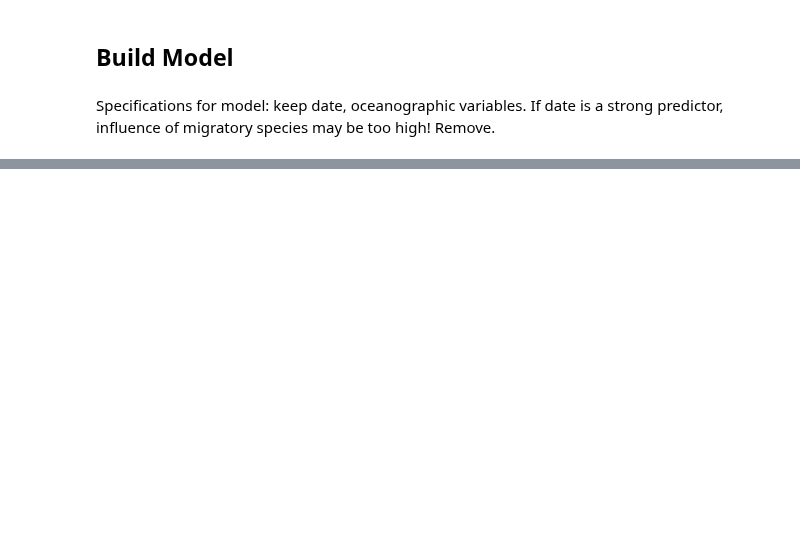
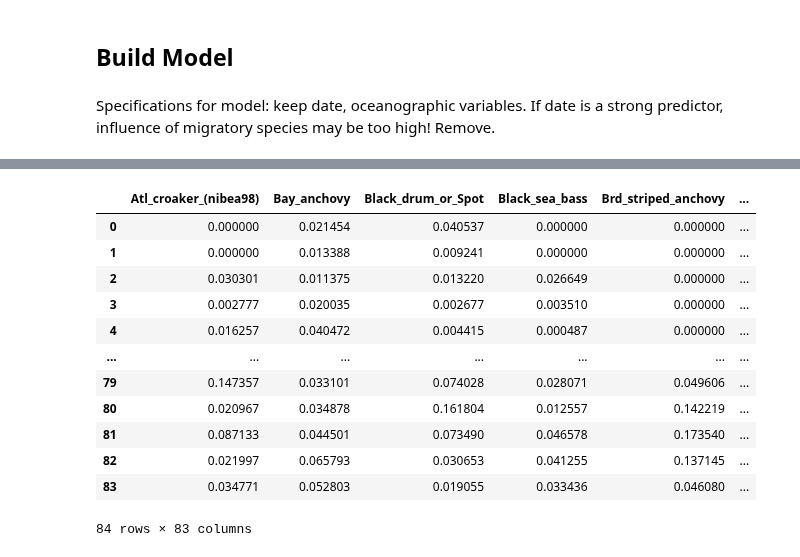
Before and after one commit to henrysun9074/fishics, a Jupyter notebook: models/q2a_joint.ipynb, the cells around one changed output, grey strips where cells are left out. Saved outputs shown, nothing was run; the diff lists cells and outputs as text; code cells hidden in the pictures; blank space fills up the shorter version.

```diff
--- a/models/q2a_joint.ipynb
+++ b/models/q2a_joint.ipynb
@@ -97,3 +117,20 @@ If date is a strong predictor, influence of migratory species may be too high! R
 # %%
 ## Keep date - modify existing code
 ## Plot feature importance
+ml_df = df.iloc[:,10:] # type: ignore
+ml_df = ml_df.drop(['tSNE1','tSNE2'],axis=1)
+ml_df
+# %% [output]
+|  | Atl_croaker_(nibea98) | Bay_anchovy | Black_drum_or_Spot | Black_sea_bass | Brd_striped_anchovy | ... |
+| 0 | 0.000000 | 0.021454 | 0.040537 | 0.000000 | 0.000000 | ... |
+| 1 | 0.000000 | 0.013388 | 0.009241 | 0.000000 | 0.000000 | ... |
+| 2 | 0.030301 | 0.011375 | 0.013220 | 0.026649 | 0.000000 | ... |
+| 3 | 0.002777 | 0.020035 | 0.002677 | 0.003510 | 0.000000 | ... |
+| 4 | 0.016257 | 0.040472 | 0.004415 | 0.000487 | 0.000000 | ... |
+| ... | ... | ... | ... | ... | ... | ... |
+| 79 | 0.147357 | 0.033101 | 0.074028 | 0.028071 | 0.049606 | ... |
+| 80 | 0.020967 | 0.034878 | 0.161804 | 0.012557 | 0.142219 | ... |
+| 81 | 0.087133 | 0.044501 | 0.073490 | 0.046578 | 0.173540 | ... |
+| 82 | 0.021997 | 0.065793 | 0.030653 | 0.041255 | 0.137145 | ... |
+| 83 | 0.034771 | 0.052803 | 0.019055 | 0.033436 | 0.046080 | ... |
+84 rows × 83 columns
```
Also changed, not shown: parts of 15 cells of this notebook.
